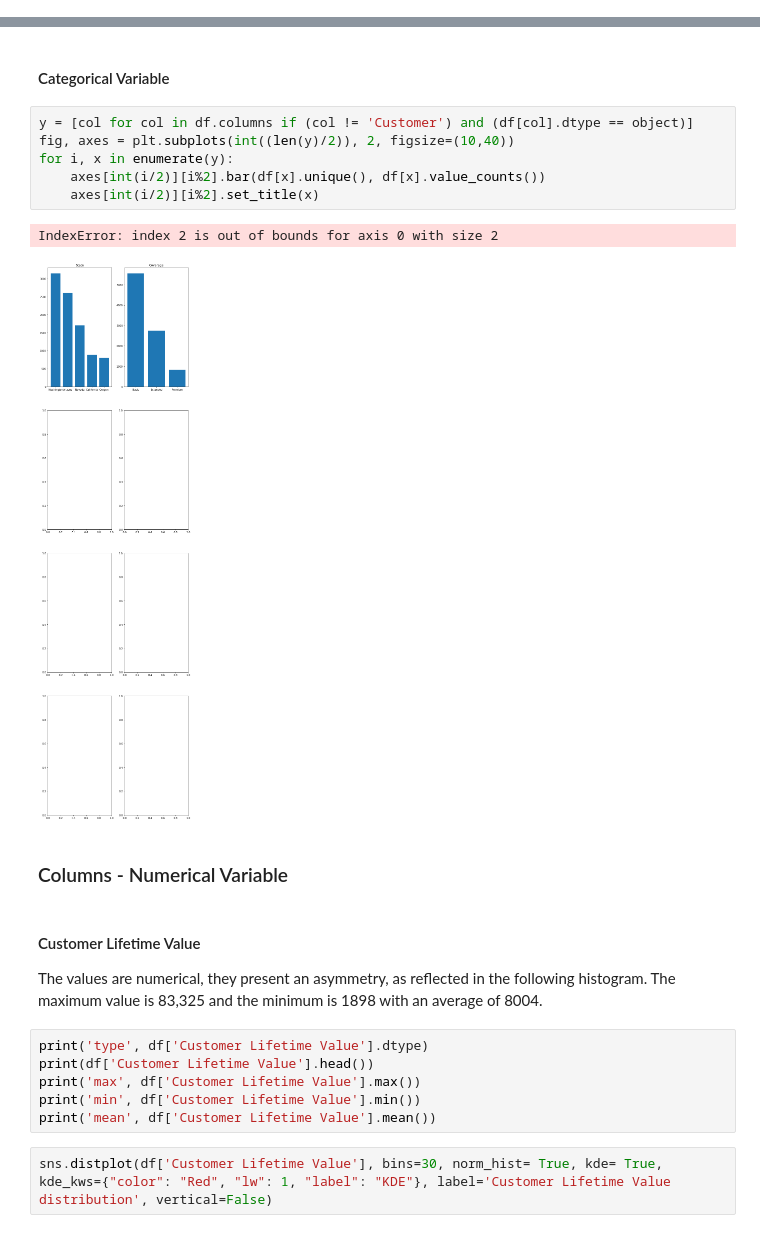
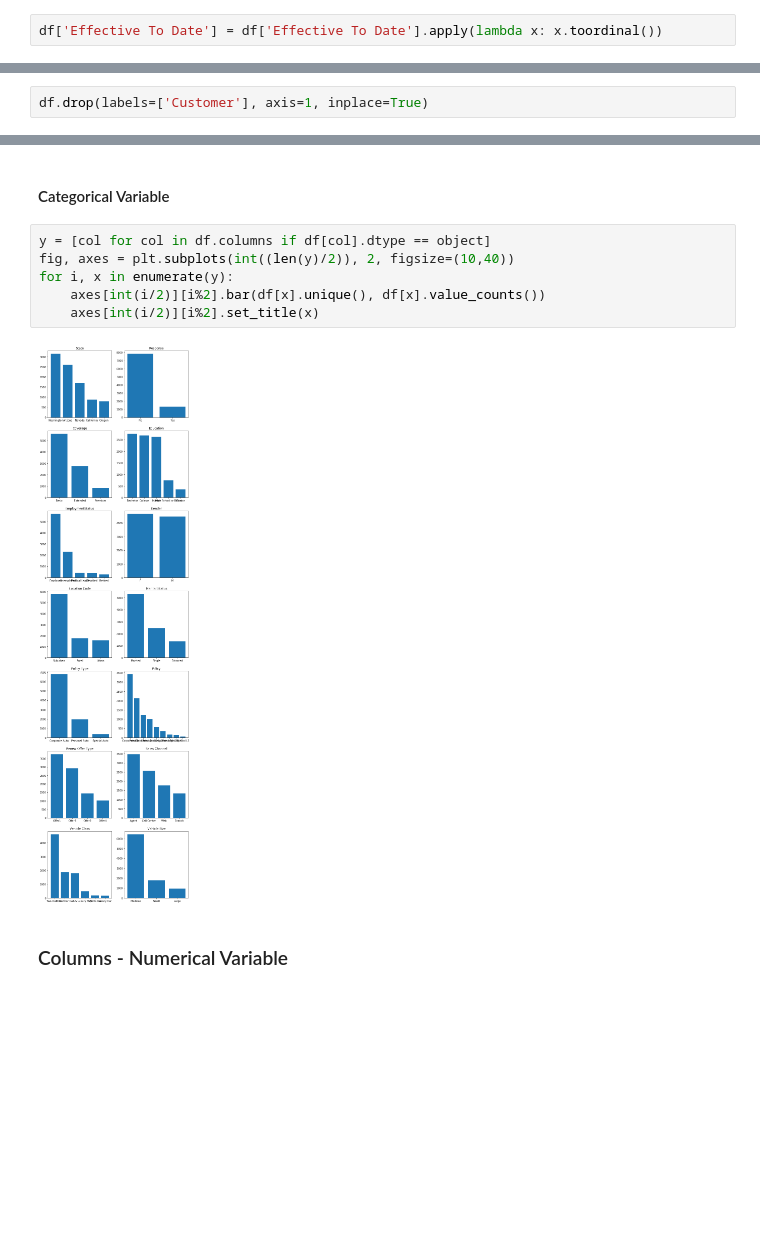
Before and after one commit to miriammg/Final-Project-IH, a Jupyter notebook: Final Project.ipynb, the cells around one changed output, grey strips where cells are left out. Drawn from its saved outputs; the diff is of its cells as text; blank space fills up the shorter version.

```diff
--- a/Final Project.ipynb
+++ b/Final Project.ipynb
@@ -165,6 +128,8 @@ Name: Effective To Date, dtype: int64
 1    4898
 2    4236
 Name: Effective To Date, dtype: int64
+# %%
+df['Effective To Date'] = df['Effective To Date'].apply(lambda x: x.toordinal())
 # %% [markdown]
 #### Customers
 Unique value for each customer
@@ -181,6 +146,8 @@ type object
 4    HB64268
 Name: Customer, dtype: object
 9134
+# %%
+df.drop(labels=['Customer'], axis=1, inplace=True)
 # %% [markdown]
 #### State
 # %%
@@ -425,24 +392,12 @@ Name: Vehicle Size, dtype: float64
 # %% [markdown]
 #### Categorical Variable
 # %%
-y = [col for col in df.columns if (col != 'Customer') and (df[col].dtype == object)]
+y = [col for col in df.columns if df[col].dtype == object]
 fig, axes = plt.subplots(int((len(y)/2)), 2, figsize=(10,40))
 for i, x in enumerate(y):
     axes[int(i/2)][i%2].bar(df[x].unique(), df[x].value_counts())
     axes[int(i/2)][i%2].set_title(x)
 # %% [output]
-IndexError: index 2 is out of bounds for axis 0 with size 2
-[figure, old version]
+[figure, new version]
 # %% [markdown]
 ### Columns - Numerical Variable
-# %% [markdown]
-#### Customer Lifetime Value
-The values are numerical, they present an asymmetry, as reflected in the following histogram. The maximum value is 83,325 and the minimum is 1898 with an average of 8004.
-# %%
-print('type', df['Customer Lifetime Value'].dtype)
-print(df['Customer Lifetime Value'].head())
-print('max', df['Customer Lifetime Value'].max())
-print('min', df['Customer Lifetime Value'].min())
-print('mean', df['Customer Lifetime Value'].mean())
-# %%
-sns.distplot(df['Customer Lifetime Value'], bins=30, norm_hist= True, kde= True, kde_kws={"color": "Red", "lw": 1, "label": "KDE"}, label='Customer Lifetime Value distribution', vertical=False)
```
Also changed, not shown: parts of 36 cells of this notebook, 1 other file.
